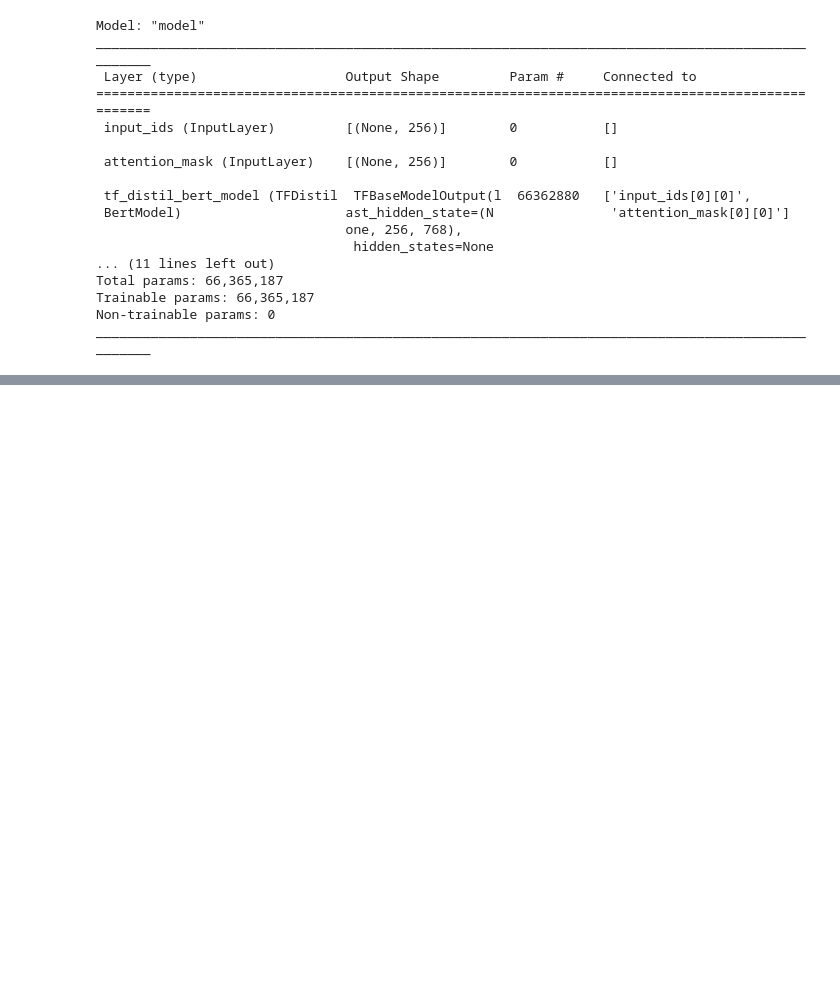
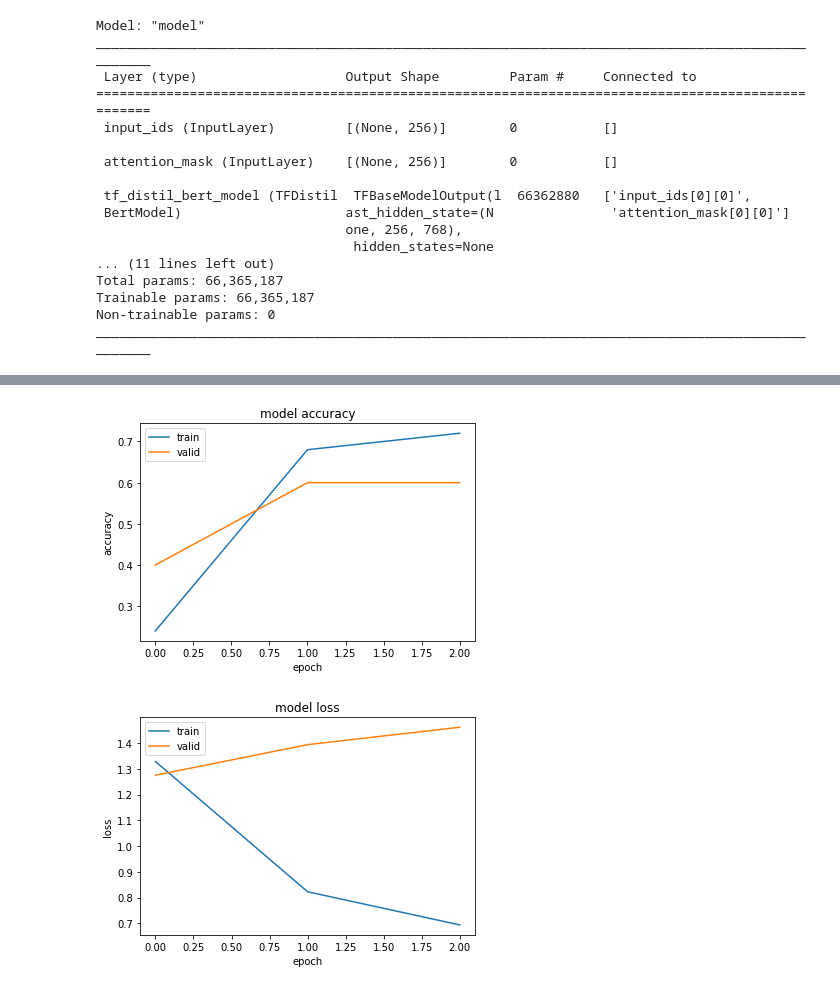
Before and after one commit to bonnefco/P8, a Jupyter notebook: P8_BERT_MODELS.ipynb, the cells around one changed output, grey strips where cells are left out. Cells and saved outputs as stored; diff of their text form; code cells hidden in the pictures; blank space fills up the shorter version.

Commit message:
Bert worked for the first time

```diff
--- a/P8_BERT_MODELS.ipynb
+++ b/P8_BERT_MODELS.ipynb
@@ -164,8 +164,8 @@ def bert_encode(texts, tokenizer = tokenizer, max_len = MAX_LEN):
                       truncation         = True,
                       padding            = "max_length",
                       add_special_tokens = True,
-                      return_tensors     = "np")
+                      return_tensors     = "tf")
 
     input_ids = token['input_ids']
     attention_mask = token['attention_mask']
-    return [input_ids[0], attention_mask[0]]
+    return input_ids[0], attention_mask[0]
@@ -283,10 +241,12 @@ X = df_effective_args['discourse_type_SEP_discourse_text']
 y = df_effective_args['number']
 
 X_train, X_valid, y_train, y_valid = train_test_split(X, y, test_size=0.2, random_state=42)
-X_train = X_train[100:120]
-X_valid = X_valid[:5]
-y_train = list(y_train[100:120])
-y_valid= list(y_valid[:5])
+X_train = X_train[100:150]
+X_valid = X_valid[:10]
+y_train = list(y_train[100:150])
+y_valid= list(y_valid[:10])
 # %%
-X_train = list(X_train.transform(bert_encode))
-X_valid = list(X_valid.transform(bert_encode))
+X_train = X_train.transform(bert_encode)
+X_valid = X_valid.transform(bert_encode)
+X_train_words_encoded, X_train_mask = zip(*X_train)
+X_valid_words_encoded, X_valid_mask = zip(*X_valid)
@@ -296,17 +312,4 @@ X_valid_words_encoded, X_valid_mask = zip(*X_valid)
 # %%
-train_dataset = (
-            tensorflow.data.Dataset
-            .from_tensor_slices((list(X_train_words_encoded), list(X_train_mask), y_train))
-            .batch(2)
-)
-
-
-valid_dataset = (
-            tensorflow.data.Dataset
-            .from_tensor_slices((list(X_valid_words_encoded), list(X_valid_mask), y_valid))
-            .batch(2)
-        )
-
 Stopping_condition = tensorflow.keras.callbacks.EarlyStopping(
     monitor='val_accuracy',
     min_delta=0.05,
@@ -314,13 +317,11 @@ Stopping_condition = tensorflow.keras.callbacks.EarlyStopping(
     #mode='max',
     verbose=1)
 
-print(valid_dataset)
-
 history = model.fit(
-    train_dataset,
-    epochs=1,
+    data_train,
+    epochs=3,
     #validation_steps = validation_size // batch_size,
-    validation_data=valid_dataset,
+    validation_data=data_valid,
     #steps_per_epoch = train_size // batch_size,
     callbacks=[Stopping_condition]
 )
@@ -331,0 +335,5 @@ model.summary()
+# %%
+plot_curves(history)
+# %% [output]
+[figure, added]
+[figure, added]
```
Also changed, not shown: parts of 14 cells of this notebook.
